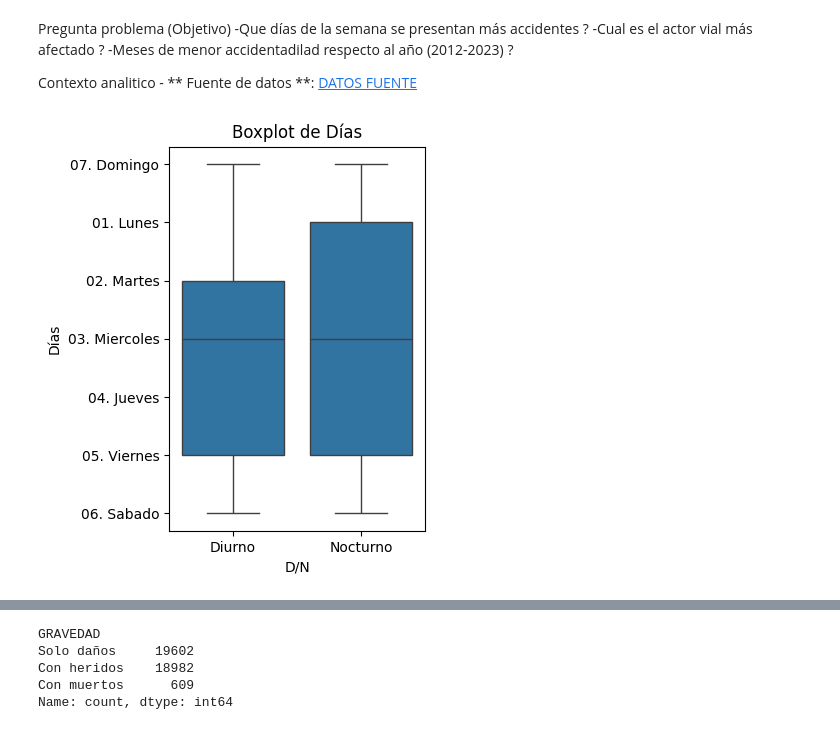
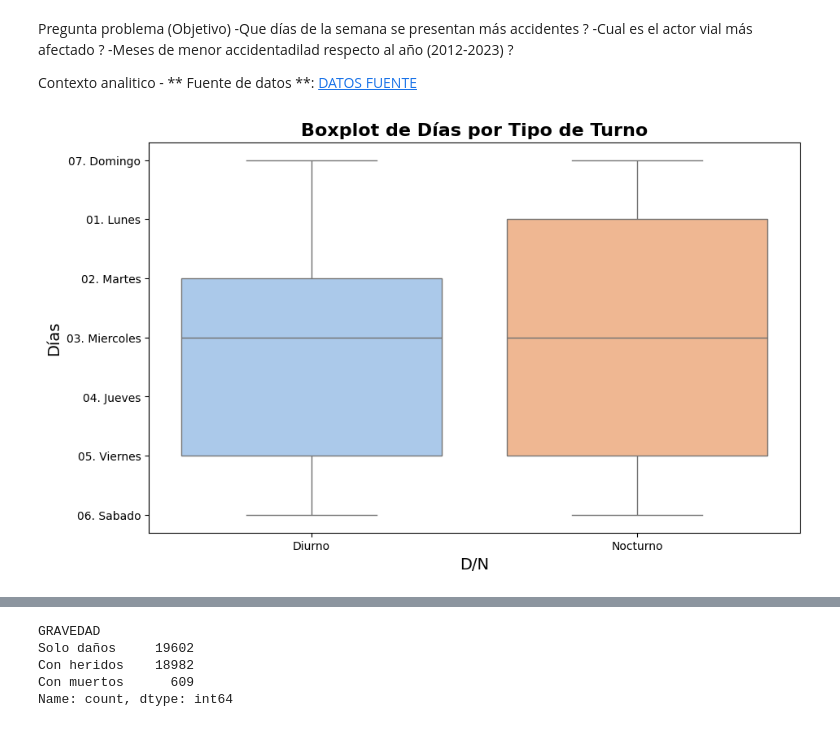
Before and after one commit to Akelarre1/BitRepo, a Jupyter notebook: Act2.ipynb, the cells around one changed output, grey strips where cells are left out. Saved outputs shown, nothing was run; the diff lists cells and outputs as text; code cells hidden in the pictures.

```diff
--- a/Act2.ipynb
+++ b/Act2.ipynb
@@ -43,6 +29,7 @@ numpy 2.0.1
 # %%
 #devuelve un DataFrame de pandas (leer datos)
-A=pd.read_csv(path+ '\\' +filename,sep=',', encoding='utf-8')
+#A=pd.read_csv(path+ '\\' +filename,sep=',', encoding='utf-8')
+A=pd.read_csv(os.path.join(path,filename),sep=',', encoding='utf-8')
 A
 # %% [output]
 |  | ORDEN | FECHA | AÑO | MES | DÍA | GRAVEDAD | PEATON | AUTOMOVIL | CAMPERO | CAMIONETA | ... |
@@ -131,11 +106,20 @@ Pregunta problema (Objetivo)
 
 Contexto analitico - ** Fuente de datos **: [DATOS FUENTE](https://www.datos.gov.co/Transporte/Accidentes-de-Transito-ocurridos-en-el-Municipio-d/7cci-nqqb/about_data)
 # %%
-C1=A[['DÍA','DIURNIO/NOCTURNO']]
-sns.boxplot(data=C1, x= 'DIURNIO/NOCTURNO', y='DÍA',showfliers= False)
-plt.xlabel('D/N')
-plt.ylabel('Días')
-plt.title('Boxplot de Días')
-plt.subplots_adjust(left=0.1, right=0.5, bottom=0.1, top=0.9, wspace=0.4, hspace=0.4)
+C1 = A[['DÍA', 'DIURNIO/NOCTURNO']]
+
+# Boxplot
+plt.figure(figsize=(10, 6))
+sns.boxplot(data=C1, x='DIURNIO/NOCTURNO', y='DÍA', showfliers=False, palette='pastel')
+
+# Labels
+plt.xlabel('D/N', fontsize=14)
+plt.ylabel('Días', fontsize=14)
+plt.title('Boxplot de Días por Tipo de Turno', fontsize=16, weight='bold')
+
+# Layout
+plt.subplots_adjust(left=0.1, right=0.9, bottom=0.1, top=0.9)
+
+plt.show()
 # %% [output]
-[figure, old version]
+[figure, new version]
```
Also changed, not shown: parts of 10 cells of this notebook.
